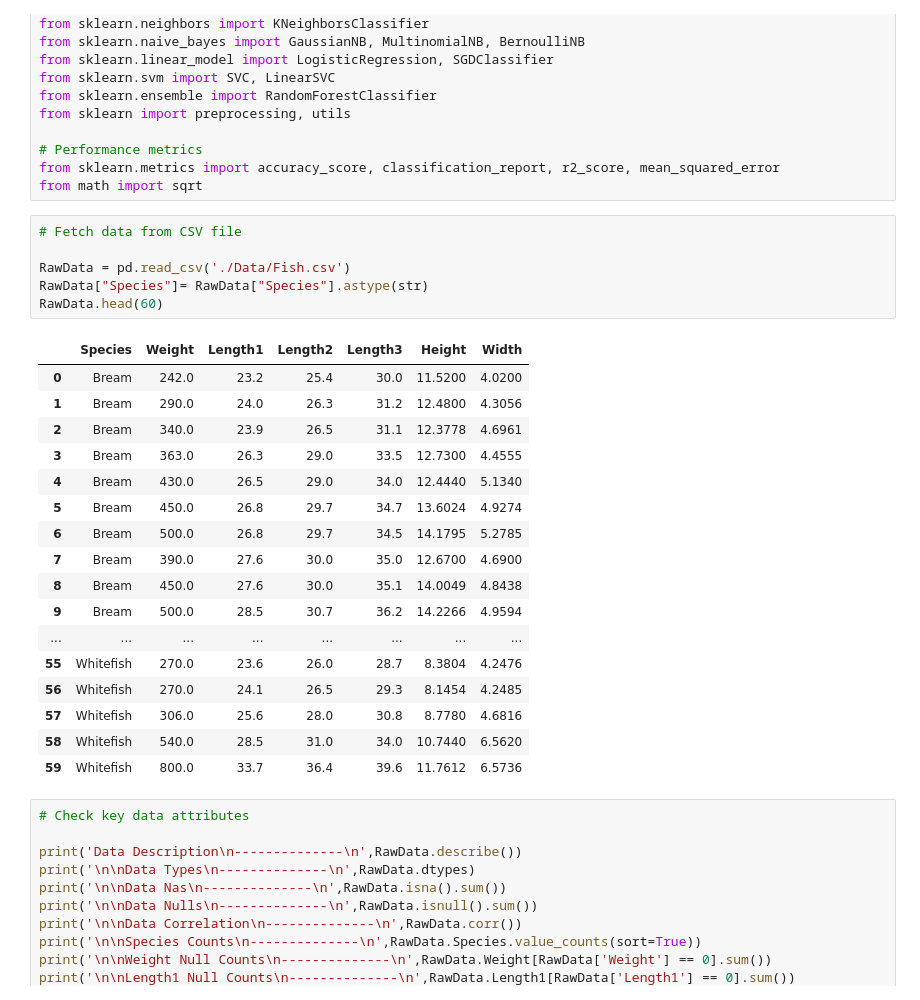
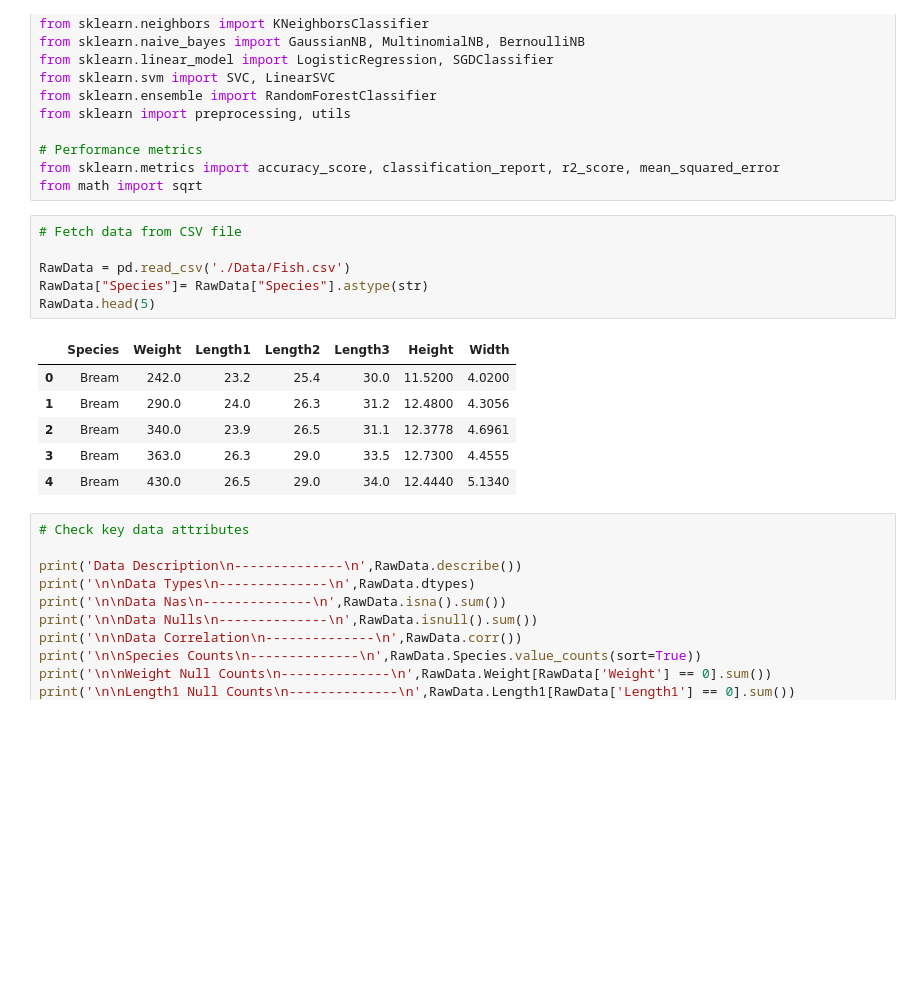
Before and after one commit to msthakkar121/ForecastingUsingMultiVariateData, a Jupyter notebook: Code.ipynb, the cells around one changed output. Drawn from its saved outputs; the diff is of its cells as text; blank space fills up the shorter version.

```diff
--- a/Code.ipynb
+++ b/Code.ipynb
@@ -42,27 +43,16 @@ from math import sqrt
 # %%
 # Fetch data from CSV file
 
 RawData = pd.read_csv('./Data/Fish.csv')
 RawData["Species"]= RawData["Species"].astype(str)
-RawData.head(60)
+RawData.head(5)
 # %% [output]
 |  | Species | Weight | Length1 | Length2 | Length3 | Height | Width |
 | 0 | Bream | 242.0 | 23.2 | 25.4 | 30.0 | 11.5200 | 4.0200 |
 | 1 | Bream | 290.0 | 24.0 | 26.3 | 31.2 | 12.4800 | 4.3056 |
 | 2 | Bream | 340.0 | 23.9 | 26.5 | 31.1 | 12.3778 | 4.6961 |
 | 3 | Bream | 363.0 | 26.3 | 29.0 | 33.5 | 12.7300 | 4.4555 |
 | 4 | Bream | 430.0 | 26.5 | 29.0 | 34.0 | 12.4440 | 5.1340 |
-| 5 | Bream | 450.0 | 26.8 | 29.7 | 34.7 | 13.6024 | 4.9274 |
-| 6 | Bream | 500.0 | 26.8 | 29.7 | 34.5 | 14.1795 | 5.2785 |
-| 7 | Bream | 390.0 | 27.6 | 30.0 | 35.0 | 12.6700 | 4.6900 |
-| 8 | Bream | 450.0 | 27.6 | 30.0 | 35.1 | 14.0049 | 4.8438 |
-| 9 | Bream | 500.0 | 28.5 | 30.7 | 36.2 | 14.2266 | 4.9594 |
-| ... | ... | ... | ... | ... | ... | ... | ... |
-| 55 | Whitefish | 270.0 | 23.6 | 26.0 | 28.7 | 8.3804 | 4.2476 |
-| 56 | Whitefish | 270.0 | 24.1 | 26.5 | 29.3 | 8.1454 | 4.2485 |
-| 57 | Whitefish | 306.0 | 25.6 | 28.0 | 30.8 | 8.7780 | 4.6816 |
-| 58 | Whitefish | 540.0 | 28.5 | 31.0 | 34.0 | 10.7440 | 6.5620 |
-| 59 | Whitefish | 800.0 | 33.7 | 36.4 | 39.6 | 11.7612 | 6.5736 |
 # %%
 # Check key data attributes
 
```
Also changed, not shown: parts of 14 cells of this notebook.
